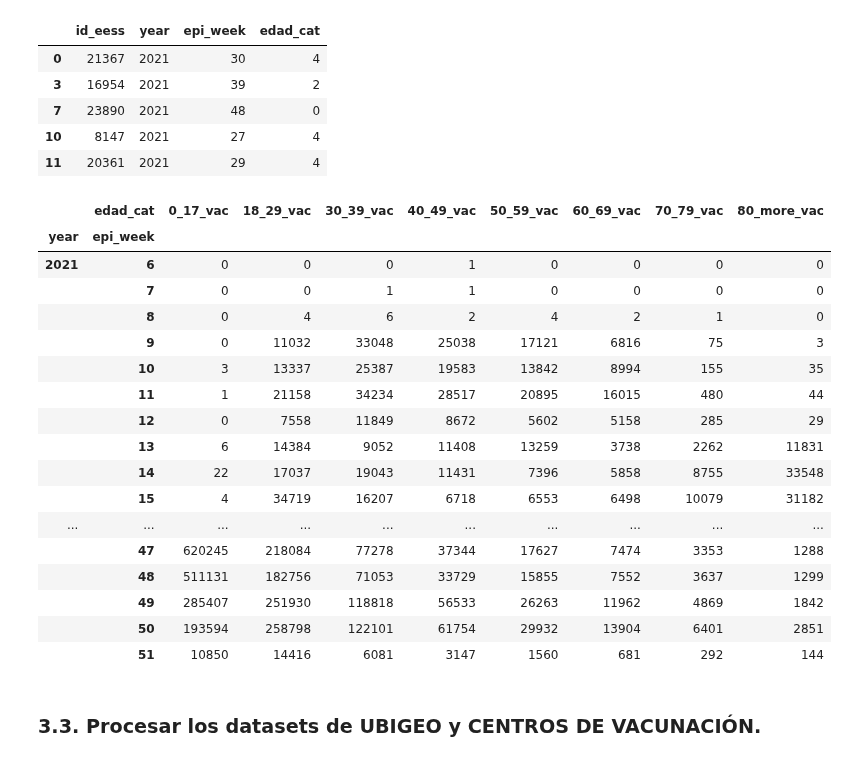
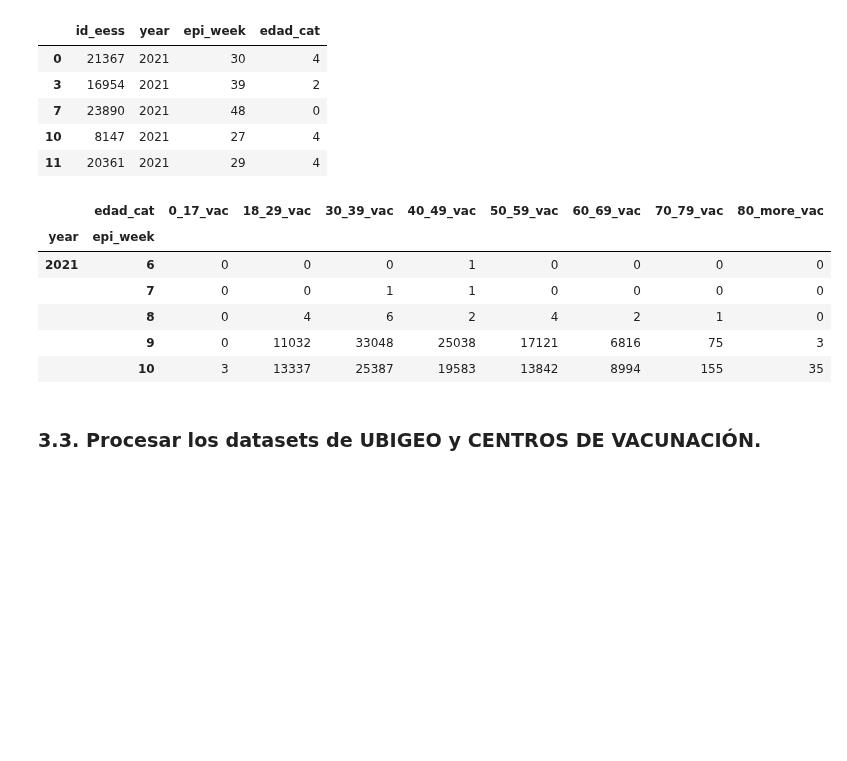
Before and after one commit to xxotto/covid19-Peru, a Jupyter notebook: 1_DataFiltering1.ipynb, the cells around one changed output. Saved outputs shown, nothing was run; the diff lists cells and outputs as text; code cells hidden in the pictures; blank space fills up the shorter version.

```diff
--- a/1_DataFiltering1.ipynb
+++ b/1_DataFiltering1.ipynb
@@ -350,27 +323,16 @@ def crosstab4dask(ddf):
 # %%
 df_vac_edad = crosstab4dask(df_vac)
 df_vac_edad = df_vac_edad.rename({0: '0_17_vac', 1:'18_29_vac', 2: '30_39_vac', 3:'40_49_vac', 4: '50_59_vac',
                                   5:'60_69_vac', 6:'70_79_vac', 7:'80_more_vac'}, axis=1)
-df_vac_edad
+df_vac_edad.head()
 # %% [output]
 |  | edad_cat | 0_17_vac | 18_29_vac | 30_39_vac | 40_49_vac | 50_59_vac | 60_69_vac | 70_79_vac | 80_more_vac |
 | year | epi_week |  |  |  |  |  |  |  |  |
 | 2021 | 6 | 0 | 0 | 0 | 1 | 0 | 0 | 0 | 0 |
 |  | 7 | 0 | 0 | 1 | 1 | 0 | 0 | 0 | 0 |
 |  | 8 | 0 | 4 | 6 | 2 | 4 | 2 | 1 | 0 |
 |  | 9 | 0 | 11032 | 33048 | 25038 | 17121 | 6816 | 75 | 3 |
 |  | 10 | 3 | 13337 | 25387 | 19583 | 13842 | 8994 | 155 | 35 |
-|  | 11 | 1 | 21158 | 34234 | 28517 | 20895 | 16015 | 480 | 44 |
-|  | 12 | 0 | 7558 | 11849 | 8672 | 5602 | 5158 | 285 | 29 |
-|  | 13 | 6 | 14384 | 9052 | 11408 | 13259 | 3738 | 2262 | 11831 |
-|  | 14 | 22 | 17037 | 19043 | 11431 | 7396 | 5858 | 8755 | 33548 |
-|  | 15 | 4 | 34719 | 16207 | 6718 | 6553 | 6498 | 10079 | 31182 |
-| ... | ... | ... | ... | ... | ... | ... | ... | ... | ... |
-|  | 47 | 620245 | 218084 | 77278 | 37344 | 17627 | 7474 | 3353 | 1288 |
-|  | 48 | 511131 | 182756 | 71053 | 33729 | 15855 | 7552 | 3637 | 1299 |
-|  | 49 | 285407 | 251930 | 118818 | 56533 | 26263 | 11962 | 4869 | 1842 |
-|  | 50 | 193594 | 258798 | 122101 | 61754 | 29932 | 13904 | 6401 | 2851 |
-|  | 51 | 10850 | 14416 | 6081 | 3147 | 1560 | 681 | 292 | 144 |
 # %% [markdown]
 ### 3.3. Procesar los datasets de **UBIGEO** y **CENTROS DE VACUNACIÓN**.
 # %% [markdown]
```
Also changed, not shown: parts of 6 cells of this notebook, 1 other file.
